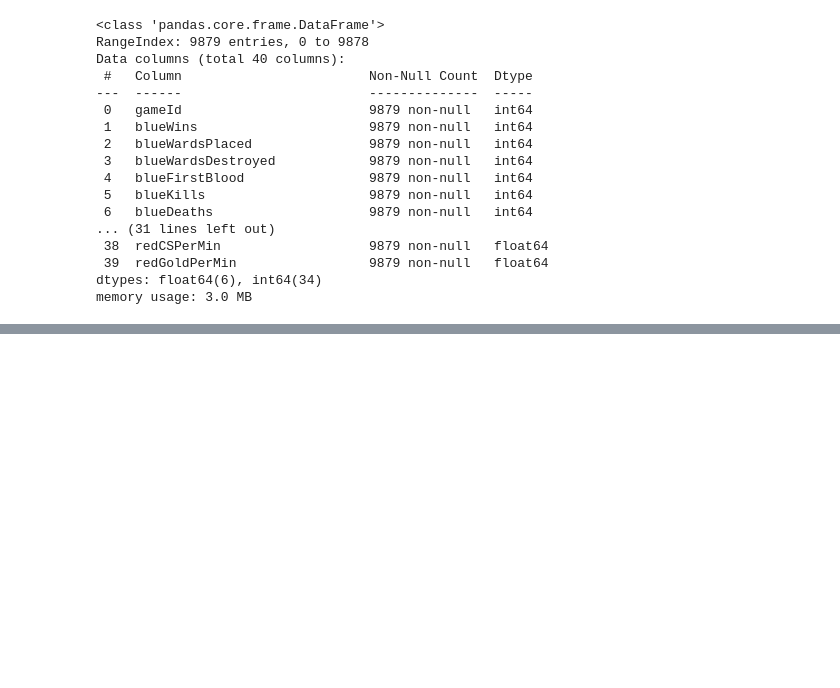
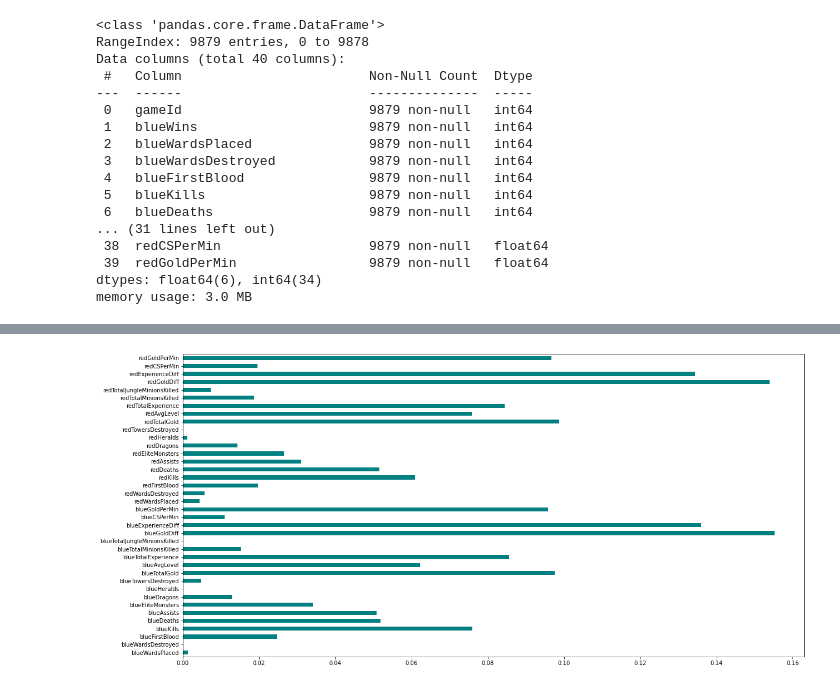
Before and after one commit to nitishsingh158/LeagueOfLegendsWins, a Jupyter notebook: LoL.ipynb, the cells around one changed output, grey strips where cells are left out. Drawn from its saved outputs; the diff is of its cells as text; code cells hidden in the pictures; blank space fills up the shorter version.

```diff
--- a/LoL.ipynb
+++ b/LoL.ipynb
@@ -33,0 +40,4 @@ memory usage: 3.0 MB
+# %%
+#drop id column
+df = raw_ds.drop('gameId', axis=1, inplace = False)
+df.head()
@@ -33,0 +52,4 @@ memory usage: 3.0 MB
+# %%
+# Seperate target column
+target = df['blueWins']
+df.drop('blueWins', axis=1, inplace=True)
@@ -33,0 +59,15 @@ memory usage: 3.0 MB
+# %%
+# Feature Selection
+# Information Gain
+
+from sklearn.feature_selection import mutual_info_regression
+import matplotlib.pyplot as plt
+%matplotlib inline
+
+plt.figure(figsize=(20,10))
+importances = mutual_info_regression(df, target)
+feat_importances = pd.Series(importances, df.columns)
+feat_importances.plot(kind='barh', color='teal')
+plt.show()
+# %% [output]
+[figure, added]
```
Also changed, not shown: parts of 6 cells of this notebook.
